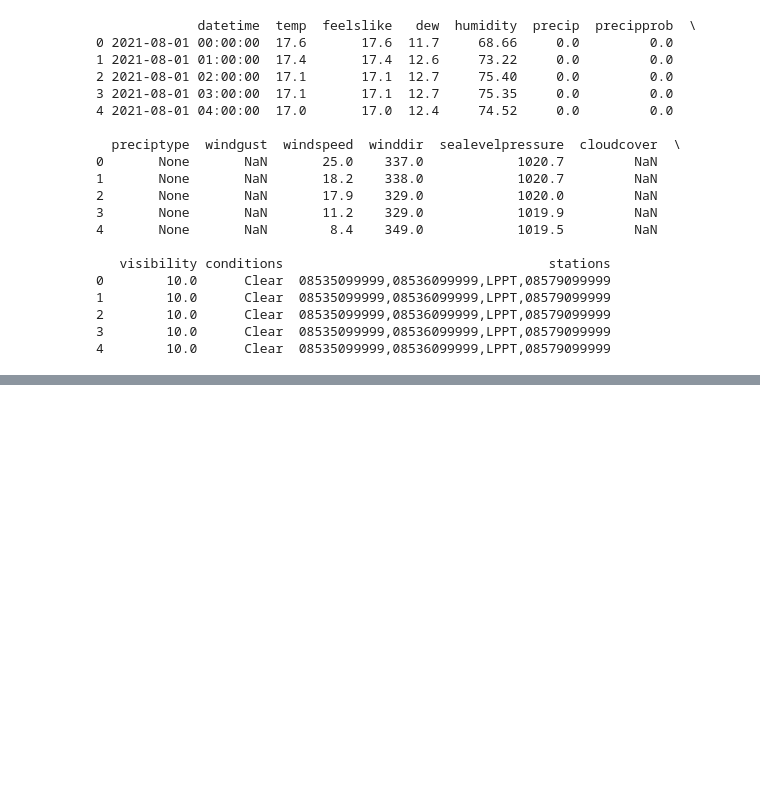
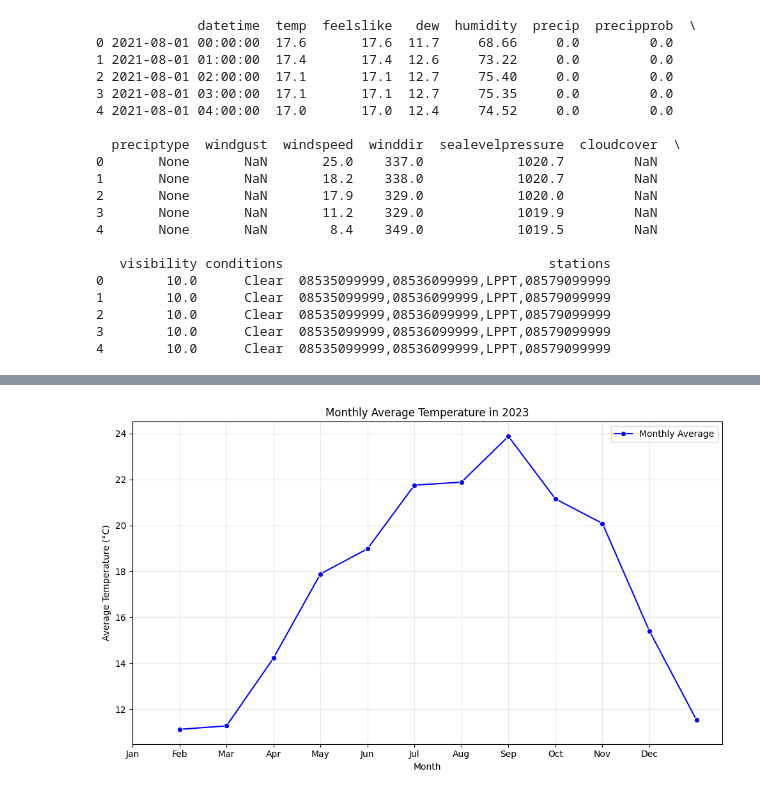
Before and after one commit to joanacarvalheiro/Seasonality, a Jupyter notebook: analise_exploratoria/meterology.ipynb, the cells around one changed output, grey strips where cells are left out. Drawn from its saved outputs; the diff is of its cells as text; code cells hidden in the pictures; blank space fills up the shorter version.

```diff
--- a/analise_exploratoria/meterology.ipynb
+++ b/analise_exploratoria/meterology.ipynb
@@ -51,0 +105,32 @@ except Exception as e:
+# %%
+# Extrair o ano e o mês da coluna datetime
+df['year'] = df['datetime'].dt.year
+df['month'] = df['datetime'].dt.month
+
+# Filtrar os dados para um ano específico (exemplo: 2020)
+year_to_filter = 2023  # Defina o ano desejado aqui
+df_filtered = df[df['year'] == year_to_filter]
+
+# Calcular a temperatura média por mês
+monthly_avg_temp = df_filtered.groupby(['month'])['temp'].mean().reset_index()
+
+# Plotar o gráfico de linha para a média mensal de temperatura
+plt.figure(figsize=(10, 6))
+
+# Gráfico de linha para a temperatura média mensal
+sns.lineplot(x='month', y='temp', data=monthly_avg_temp, marker='o', color='b', label='Monthly Average')
+
+# Definir o título dinamicamente com o ano do filtro
+plt.title(f'Monthly Average Temperature in {year_to_filter}')
+
+# Definir os nomes dos meses em inglês no eixo X
+plt.xlabel('Month')
+plt.ylabel('Average Temperature (°C)')
+plt.xticks(ticks=range(12), labels=['Jan', 'Feb', 'Mar', 'Apr', 'May', 'Jun', 'Jul', 'Aug', 'Sep', 'Oct', 'Nov', 'Dec'])
+plt.legend()
+plt.grid(alpha=0.3)
+plt.tight_layout()
+
+plt.show()
+# %% [output]
+[figure, added]
```
Also changed, not shown: parts of 3 cells of this notebook, 1 other file.
